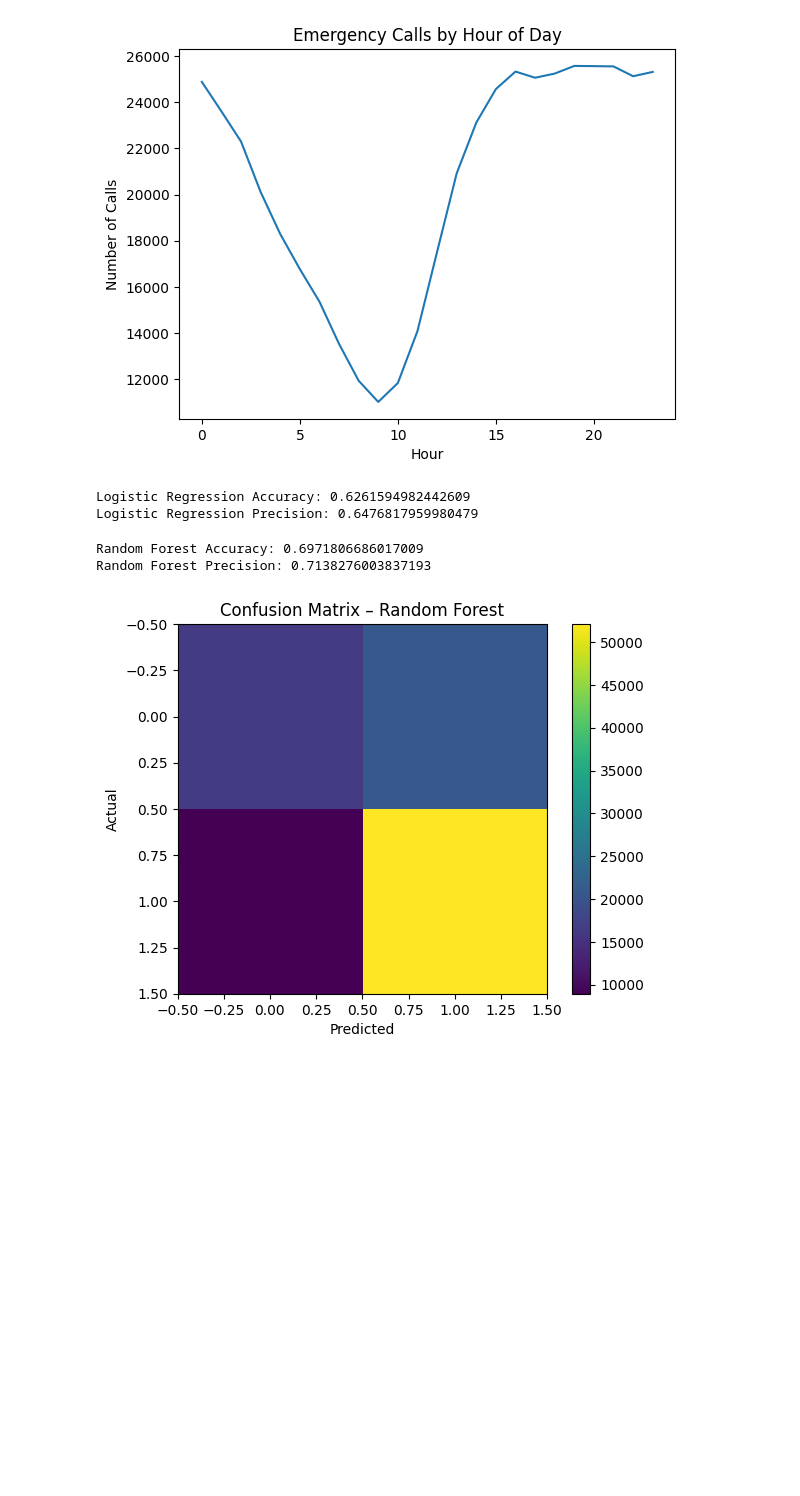
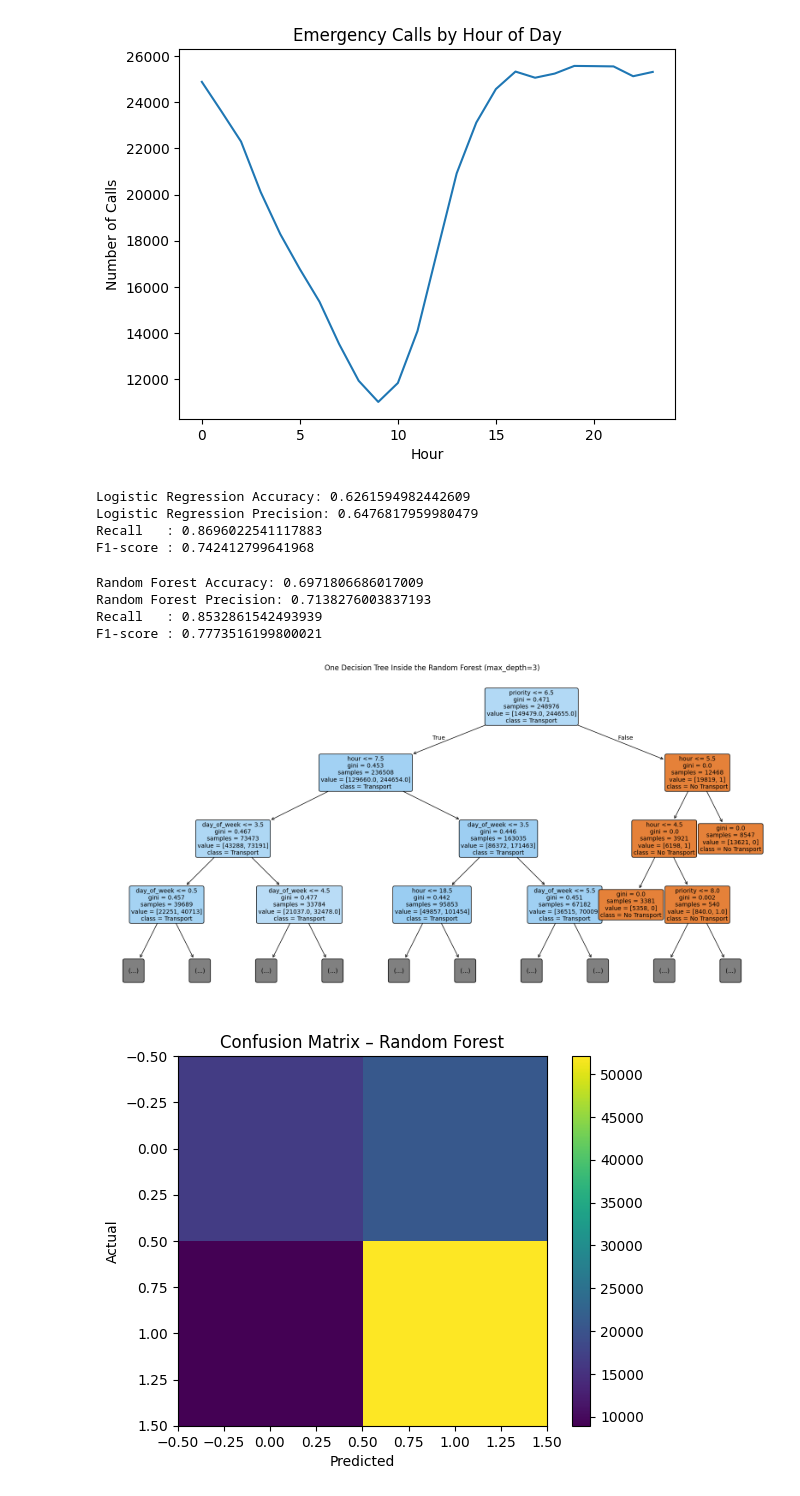
Before and after one commit to MistiGurung/AI_Coursework-, a Jupyter notebook: transportPrediction.ipynb, the cells around one changed output. Cells and saved outputs as stored; diff of their text form; code cells hidden in the pictures; blank space fills up the shorter version.

```diff
--- a/transportPrediction.ipynb
+++ b/transportPrediction.ipynb
@@ -137,12 +137,18 @@ log_pred = log_model.predict(X_test)
 
 log_accuracy = accuracy_score(y_test, log_pred)
 log_precision = precision_score(y_test, log_pred)
+log_recall = recall_score(y_test, log_pred, zero_division=0)
+log_f1_score = f1_score(y_test, log_pred, zero_division=0)
 
 print("Logistic Regression Accuracy:", log_accuracy)
 print("Logistic Regression Precision:", log_precision)
+print("Recall   :", log_recall)
+print("F1-score :", log_f1_score)
 # %% [output]
 Logistic Regression Accuracy: 0.6261594982442609
 Logistic Regression Precision: 0.6476817959980479
+Recall   : 0.8696022541117883
+F1-score : 0.742412799641968
 # %%
 rf_model = RandomForestClassifier(
     n_estimators=100,
@@ -155,12 +161,36 @@ rf_pred = rf_model.predict(X_test)
 
 rf_accuracy = accuracy_score(y_test, rf_pred)
 rf_precision = precision_score(y_test, rf_pred)
+rf_recall = recall_score(y_test, rf_pred, zero_division=0)
+rf_f1_score = f1_score(y_test, rf_pred, zero_division=0)
+
 
 print("Random Forest Accuracy:", rf_accuracy)
 print("Random Forest Precision:", rf_precision)
+print("Recall   :", rf_recall)
+print("F1-score :", rf_f1_score)
 # %% [output]
 Random Forest Accuracy: 0.6971806686017009
 Random Forest Precision: 0.7138276003837193
+Recall   : 0.8532861542493939
+F1-score : 0.7773516199800021
+# %%
+from sklearn.tree import plot_tree
+
+plt.figure(figsize=(20, 10))
+plot_tree(
+    rf_model.estimators_[0],
+    feature_names=X_train.columns,
+    class_names=["No Transport", "Transport"],
+    filled=True,
+    rounded=True,
+    max_depth=3,
+    fontsize=10
+)
+plt.title("One Decision Tree Inside the Random Forest (max_depth=3)")
+plt.show()
+# %% [output]
+[figure, added]
 # %%
 
 cm = confusion_matrix(y_test, rf_pred)
```
Also changed, not shown: parts of 3 cells of this notebook, 1 other file.
